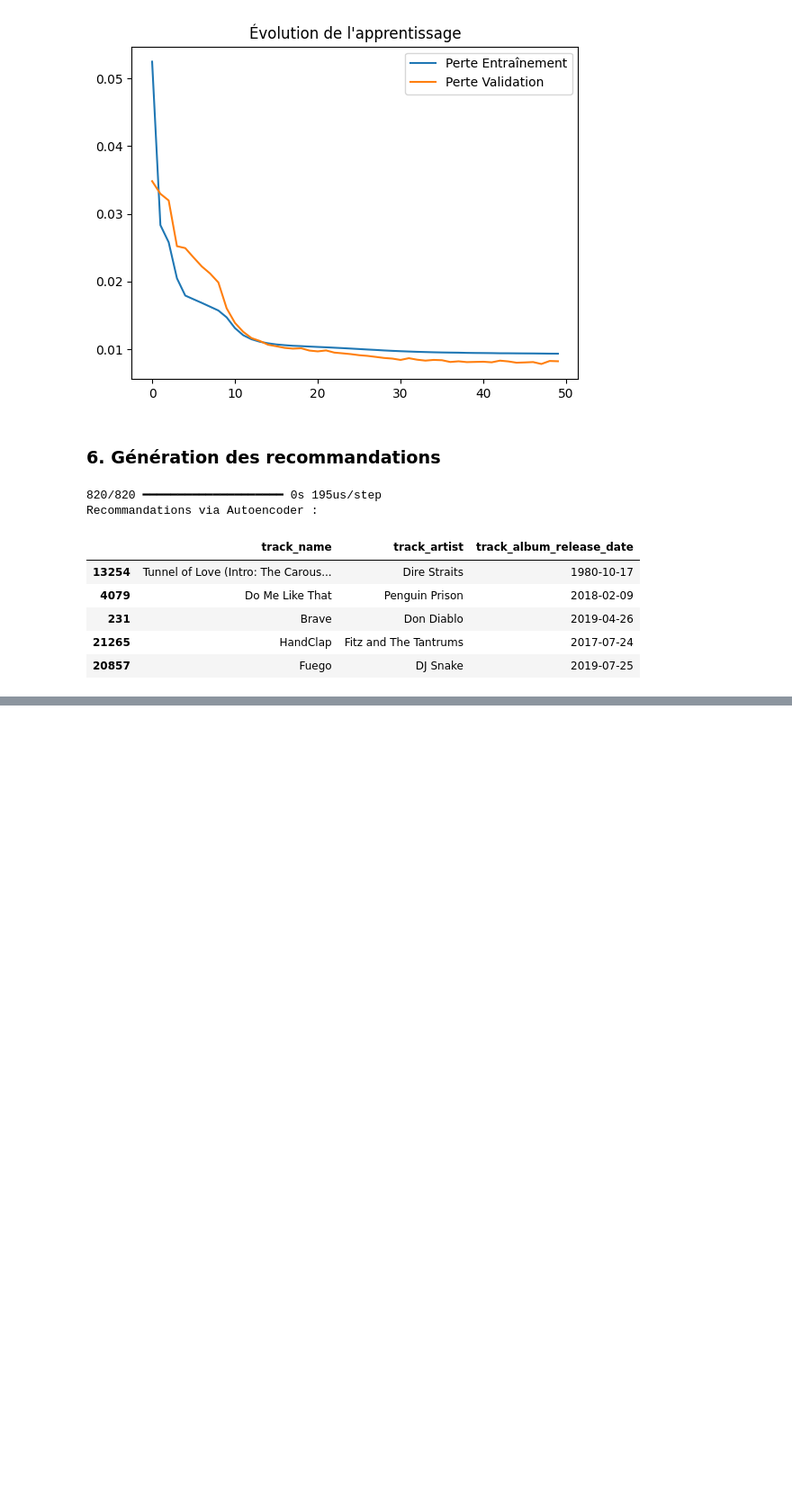
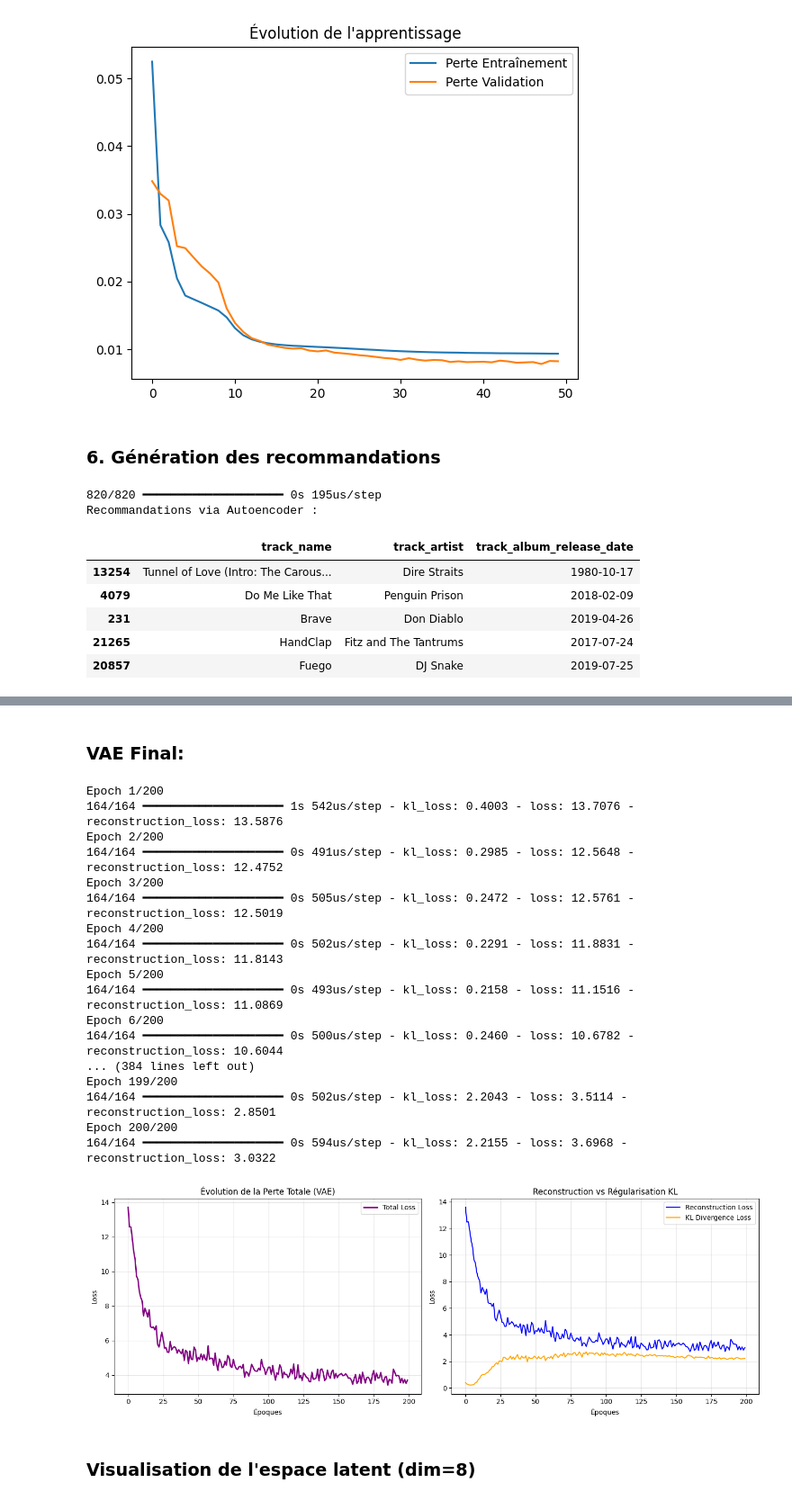
Before and after one commit to farahamorri/NextBeatSpotify, a Jupyter notebook: nextBeatSpotify.ipynb, the cells around one changed output, grey strips where cells are left out. Shown at 90% size. Drawn from its saved outputs; the diff is of its cells as text; code cells hidden in the pictures; blank space fills up the shorter version.

```diff
--- a/nextBeatSpotify.ipynb
+++ b/nextBeatSpotify.ipynb
@@ -291,0 +655,2 @@ Recommandations via Autoencoder :
+# %% [markdown]
+### VAE Final:
@@ -291,0 +680,58 @@ Recommandations via Autoencoder :
+# %%
+NEW_beta = 0.3
+
+vae_final = beta_VAE(encoder, decoder, beta=NEW_beta)
+vae_final.compile(optimizer=keras.optimizers.Adam(learning_rate=5e-5))
+
+history_vae_final = vae_final.fit(
+    x_train,
+    epochs=200,
+    batch_size=128,
+    verbose=1
+)
+
+# Visualisation de la perte
+plt.figure(figsize=(14, 5))
+
+# Sous-graphique 1 : Perte Totale
+plt.subplot(1, 2, 1)
+plt.plot(history_vae_final.history['loss'], label='Total Loss', color='purple', lw=2)
+plt.title("Évolution de la Perte Totale (VAE)")
+plt.xlabel("Époques")
+plt.ylabel("Loss")
+plt.legend()
+plt.grid(alpha=0.3)
+
+# Sous-graphique 2 : Décomposition Reconstruction vs KL
+plt.subplot(1, 2, 2)
+plt.plot(history_vae_final.history['reconstruction_loss'], label='Reconstruction Loss', color='blue')
+plt.plot(history_vae_final.history['kl_loss'], label='KL Divergence Loss', color='orange')
+plt.title("Reconstruction vs Régularisation KL")
+plt.xlabel("Époques")
+plt.ylabel("Loss")
+plt.legend()
+plt.grid(alpha=0.3)
+
+plt.tight_layout()
+plt.show()
+# %% [output]
+Epoch 1/200
+164/164 ━━━━━━━━━━━━━━━━━━━━ 1s 542us/step - kl_loss: 0.4003 - loss: 13.7076 - reconstruction_loss: 13.5876
+Epoch 2/200
+164/164 ━━━━━━━━━━━━━━━━━━━━ 0s 491us/step - kl_loss: 0.2985 - loss: 12.5648 - reconstruction_loss: 12.4752
+Epoch 3/200
+164/164 ━━━━━━━━━━━━━━━━━━━━ 0s 505us/step - kl_loss: 0.2472 - loss: 12.5761 - reconstruction_loss: 12.5019
+Epoch 4/200
+164/164 ━━━━━━━━━━━━━━━━━━━━ 0s 502us/step - kl_loss: 0.2291 - loss: 11.8831 - reconstruction_loss: 11.8143
+Epoch 5/200
+164/164 ━━━━━━━━━━━━━━━━━━━━ 0s 493us/step - kl_loss: 0.2158 - loss: 11.1516 - reconstruction_loss: 11.0869
+Epoch 6/200
+164/164 ━━━━━━━━━━━━━━━━━━━━ 0s 500us/step - kl_loss: 0.2460 - loss: 10.6782 - reconstruction_loss: 10.6044
+... (384 lines left out)
+Epoch 199/200
+164/164 ━━━━━━━━━━━━━━━━━━━━ 0s 502us/step - kl_loss: 2.2043 - loss: 3.5114 - reconstruction_loss: 2.8501
+Epoch 200/200
+164/164 ━━━━━━━━━━━━━━━━━━━━ 0s 594us/step - kl_loss: 2.2155 - loss: 3.6968 - reconstruction_loss: 3.0322
+[figure, added]
+# %% [markdown]
+### Visualisation de l'espace latent (dim=8)
```
Also changed, not shown: parts of 24 cells of this notebook.
